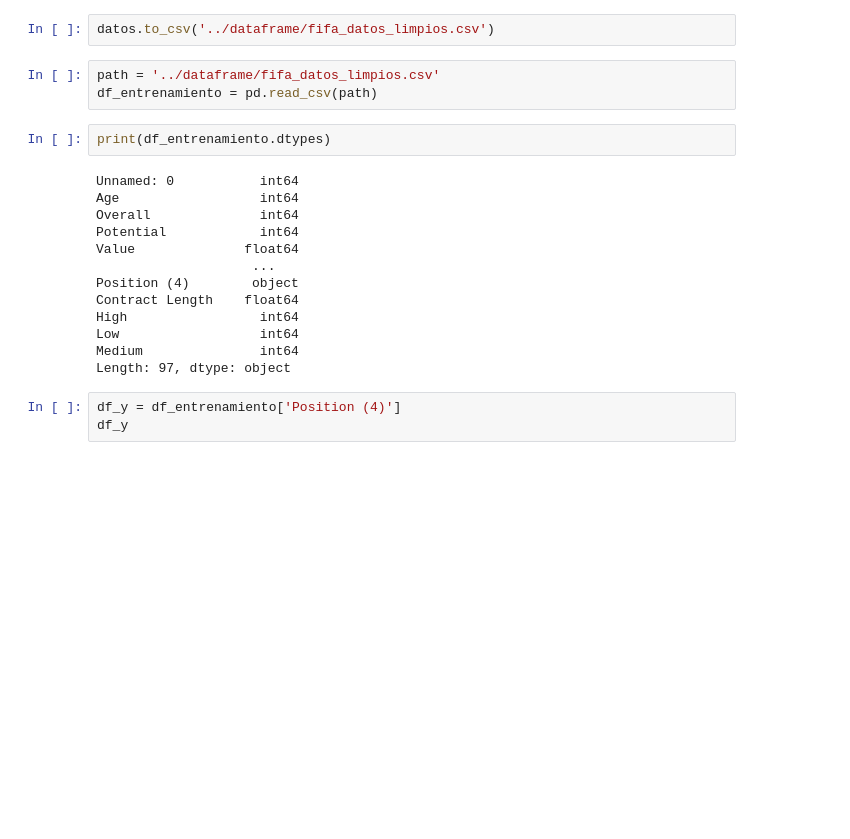
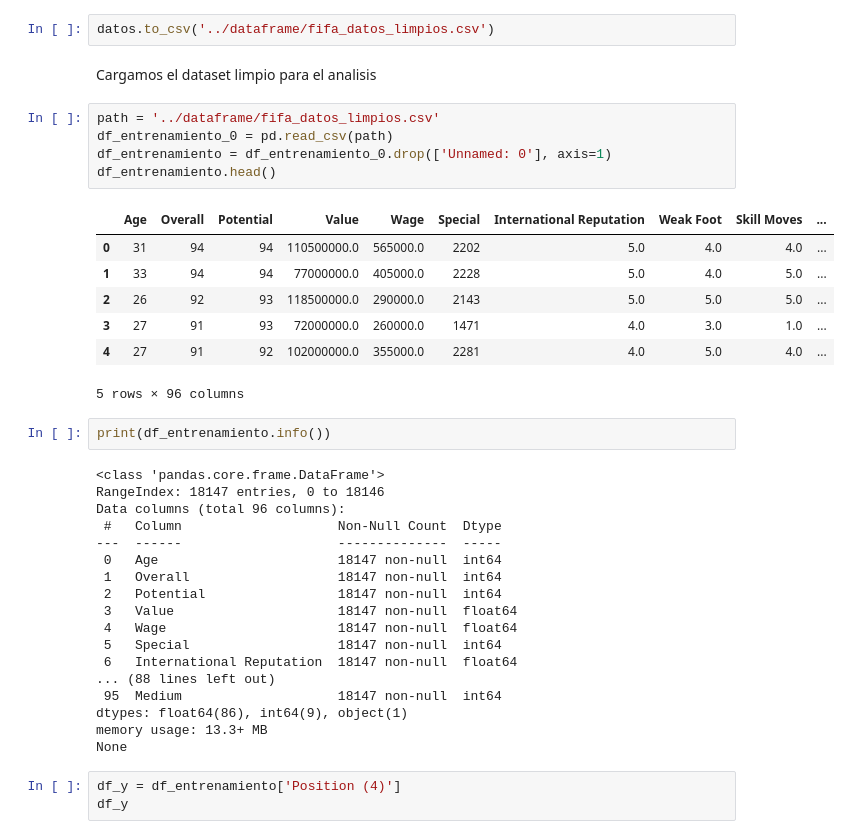
Before and after one commit to KenderWebos/python-data-science, a Jupyter notebook: tarea_5/Main/tarea_5.ipynb, the cells around one changed output. Saved outputs shown, nothing was run; the diff lists cells and outputs as text; blank space fills up the shorter version.

```diff
--- a/tarea_5/Main/tarea_5.ipynb
+++ b/tarea_5/Main/tarea_5.ipynb
@@ -81,23 +97,40 @@ datos
 # %%
 datos.to_csv('../dataframe/fifa_datos_limpios.csv')
+# %% [markdown]
+Cargamos el dataset limpio para el analisis
 # %%
 path = '../dataframe/fifa_datos_limpios.csv'
-df_entrenamiento = pd.read_csv(path)
+df_entrenamiento_0 = pd.read_csv(path)
+df_entrenamiento = df_entrenamiento_0.drop(['Unnamed: 0'], axis=1)
+df_entrenamiento.head()
+# %% [output]
+|  | Age | Overall | Potential | Value | Wage | Special | International Reputation | Weak Foot | Skill Moves | ... |
+| 0 | 31 | 94 | 94 | 110500000.0 | 565000.0 | 2202 | 5.0 | 4.0 | 4.0 | ... |
+| 1 | 33 | 94 | 94 | 77000000.0 | 405000.0 | 2228 | 5.0 | 4.0 | 5.0 | ... |
+| 2 | 26 | 92 | 93 | 118500000.0 | 290000.0 | 2143 | 5.0 | 5.0 | 5.0 | ... |
+| 3 | 27 | 91 | 93 | 72000000.0 | 260000.0 | 1471 | 4.0 | 3.0 | 1.0 | ... |
+| 4 | 27 | 91 | 92 | 102000000.0 | 355000.0 | 2281 | 4.0 | 5.0 | 4.0 | ... |
+5 rows × 96 columns
 # %%
-print(df_entrenamiento.dtypes)
+print(df_entrenamiento.info())
 # %% [output]
-Unnamed: 0           int64
-Age                  int64
-Overall              int64
-Potential            int64
-Value              float64
-                    ...
-Position (4)        object
-Contract Length    float64
-High                 int64
-Low                  int64
-Medium               int64
-Length: 97, dtype: object
+<class 'pandas.core.frame.DataFrame'>
+RangeIndex: 18147 entries, 0 to 18146
+Data columns (total 96 columns):
+ #   Column                    Non-Null Count  Dtype
+---  ------                    --------------  -----
+ 0   Age                       18147 non-null  int64
+ 1   Overall                   18147 non-null  int64
+ 2   Potential                 18147 non-null  int64
+ 3   Value                     18147 non-null  float64
+ 4   Wage                      18147 non-null  float64
+ 5   Special                   18147 non-null  int64
+ 6   International Reputation  18147 non-null  float64
+... (88 lines left out)
+ 95  Medium                    18147 non-null  int64
+dtypes: float64(86), int64(9), object(1)
+memory usage: 13.3+ MB
+None
 # %%
 df_y = df_entrenamiento['Position (4)']
 df_y
```
Also changed, not shown: parts of 16 cells of this notebook.
